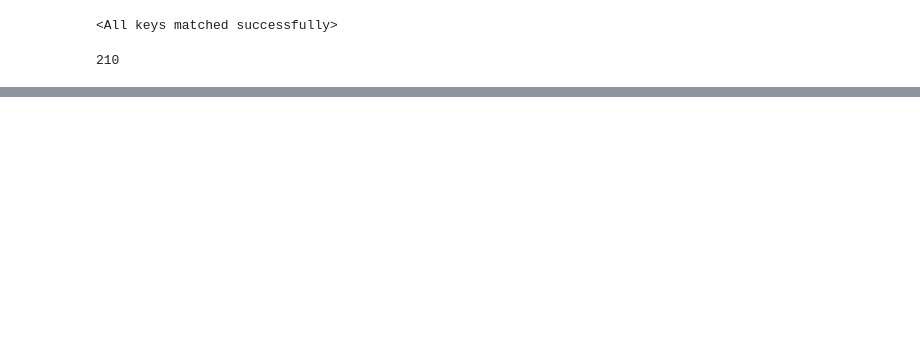
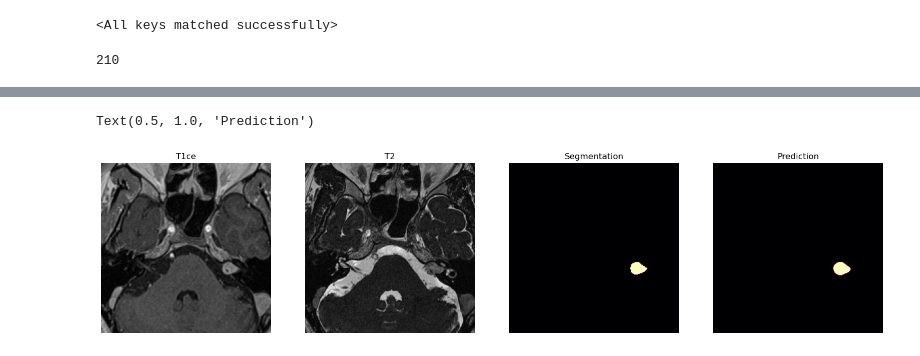
Before and after one commit to kuko6/click-correction, a Jupyter notebook: notebooks/vis.ipynb, the cells around one changed output, grey strips where cells are left out. Drawn from its saved outputs; the diff is of its cells as text; code cells hidden in the pictures; blank space fills up the shorter version.

```diff
--- a/notebooks/vis.ipynb
+++ b/notebooks/vis.ipynb
@@ -162,0 +222,10 @@ with torch.no_grad():
+# %%
+testing_dice = []
+
+dataloader = CorrectionDataLoader(data, 4)
+with torch.no_grad():
+    for i, (x, y) in enumerate(dataloader):
+        x, y = x.to("mps"), y.to("mps")
+        y_pred = model(x)
+        testing_dice.append(dice_coefficient(y_pred, y[:,0].unsqueeze(1)).item())
+        # preview_cuts(y_pred, x, y[:,0].unsqueeze(1), dice_coefficient(y_pred, y[:,0].unsqueeze(1)).item())
@@ -162,0 +244,6 @@ with torch.no_grad():
+# %%
+x, y = data[10]
+x, y = x.to('cpu'), y.to('cpu')
+# %%
+with torch.no_grad():
+    y_pred = model(x.unsqueeze(0))
@@ -162,0 +264,21 @@ with torch.no_grad():
+# %%
+slice = 23
+fig, axs = plt.subplots(1, 4, figsize=(20, 10))
+axs[0].imshow(torch.rot90(x[0, slice], 3), cmap="gray")
+axs[0].axis("off")
+axs[0].set_title("T1ce", fontsize=12)
+
+axs[1].imshow(torch.rot90(x[1, slice], 3), cmap="gray")
+axs[1].axis("off")
+axs[1].set_title("T2", fontsize=12)
+
+axs[2].imshow(torch.rot90(y[0, slice], 3), cmap="magma")
+axs[2].axis("off")
+axs[2].set_title("Segmentation", fontsize=12)
+
+axs[3].imshow(torch.rot90(y_pred[0, 0, slice], 3), cmap="magma")
+axs[3].axis("off")
+axs[3].set_title("Prediction", fontsize=12)
+# %% [output]
+Text(0.5, 1.0, 'Prediction')
+[figure, added]
```
Also changed, not shown: parts of 17 cells of this notebook, 6 other files.
